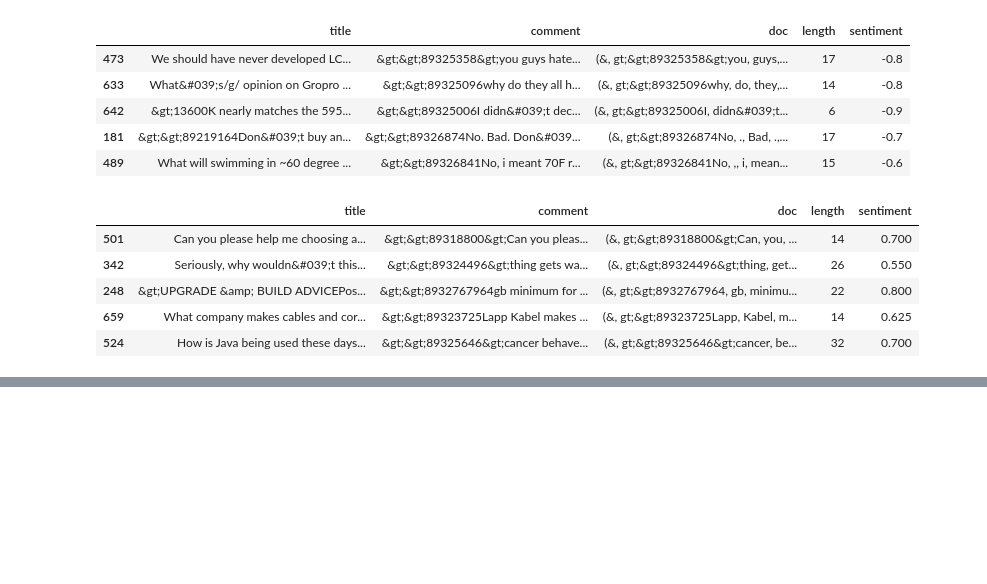
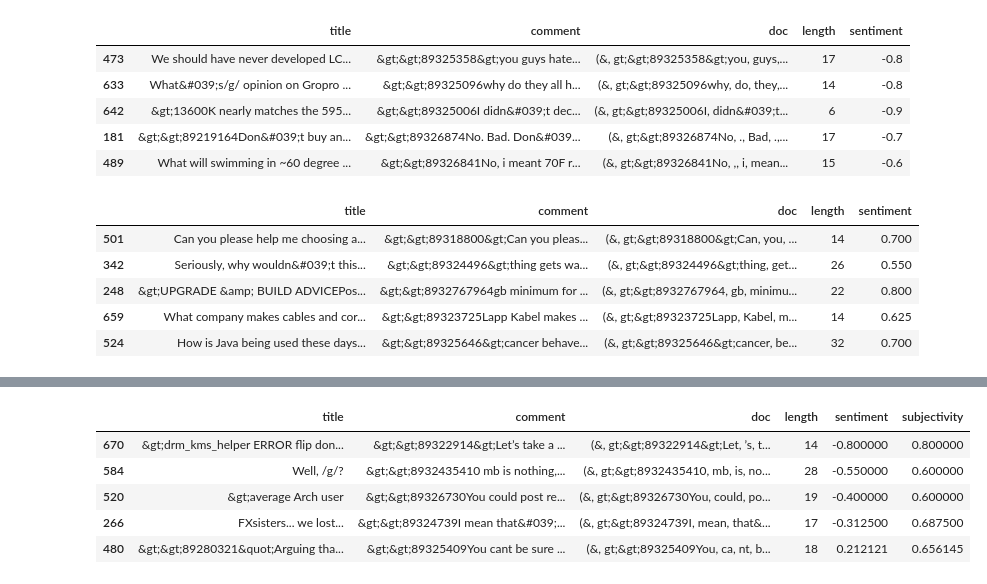
Before and after one commit to Extrieve/NLProject, a Jupyter notebook: 4chan/pandas_transformation.ipynb, the cells around one changed output, grey strips where cells are left out. Cells and saved outputs as stored; diff of their text form; code cells hidden in the pictures; blank space fills up the shorter version.

```diff
--- a/4chan/pandas_transformation.ipynb
+++ b/4chan/pandas_transformation.ipynb
@@ -79,0 +89,10 @@ df[df['sentiment'] > 0.5].sample(5)
+# %%
+# show 5 samples of subjective comments, in which subjectivity is greater than 0.5
+df[df['subjectivity'] > 0.5].sample(5)
+# %% [output]
+|  | title | comment | doc | length | sentiment | subjectivity |
+| 670 | &gt;drm_kms_helper ERROR flip don... | &gt;&gt;89322914&gt;Let’s take a ... | (&, gt;&gt;89322914&gt;Let, ’s, t... | 14 | -0.800000 | 0.800000 |
+| 584 | Well, /g/? | &gt;&gt;8932435410 mb is nothing,... | (&, gt;&gt;8932435410, mb, is, no... | 28 | -0.550000 | 0.600000 |
+| 520 | &gt;average Arch user | &gt;&gt;89326730You could post re... | (&, gt;&gt;89326730You, could, po... | 19 | -0.400000 | 0.600000 |
+| 266 | FXsisters... we lost... | &gt;&gt;89324739I mean that&#039;... | (&, gt;&gt;89324739I, mean, that&... | 17 | -0.312500 | 0.687500 |
+| 480 | &gt;&gt;89280321&quot;Arguing tha... | &gt;&gt;89325409You cant be sure ... | (&, gt;&gt;89325409You, ca, nt, b... | 18 | 0.212121 | 0.656145 |
```
Also changed, not shown: parts of 5 cells of this notebook.
